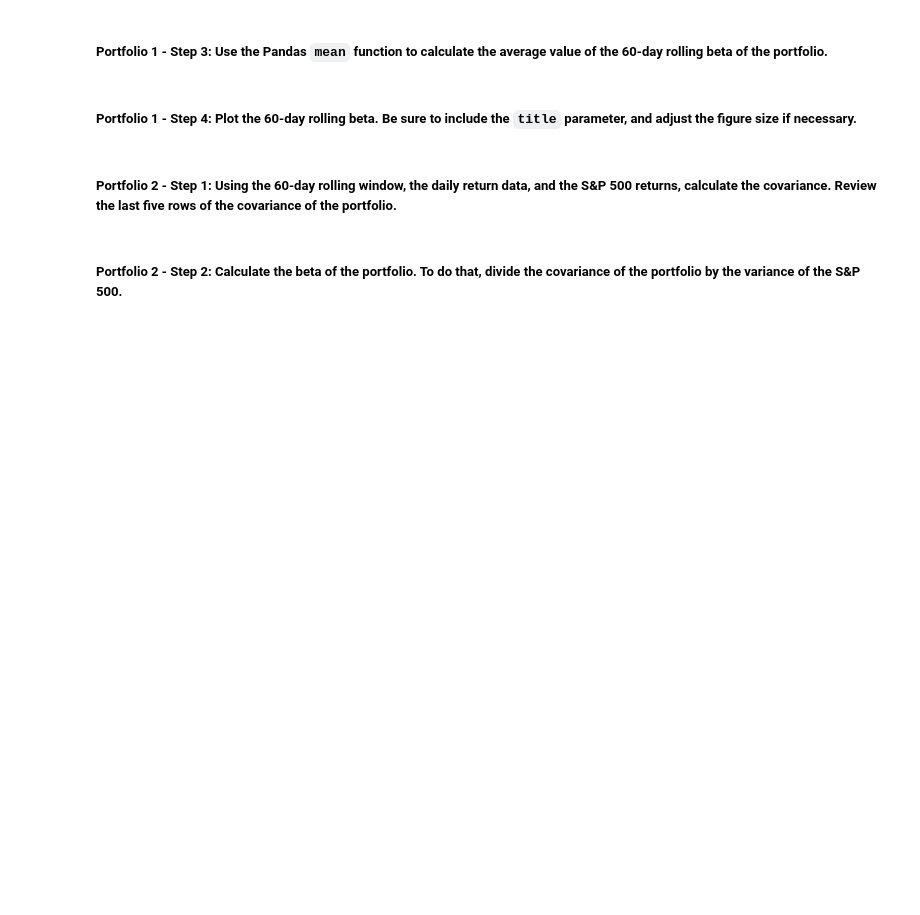
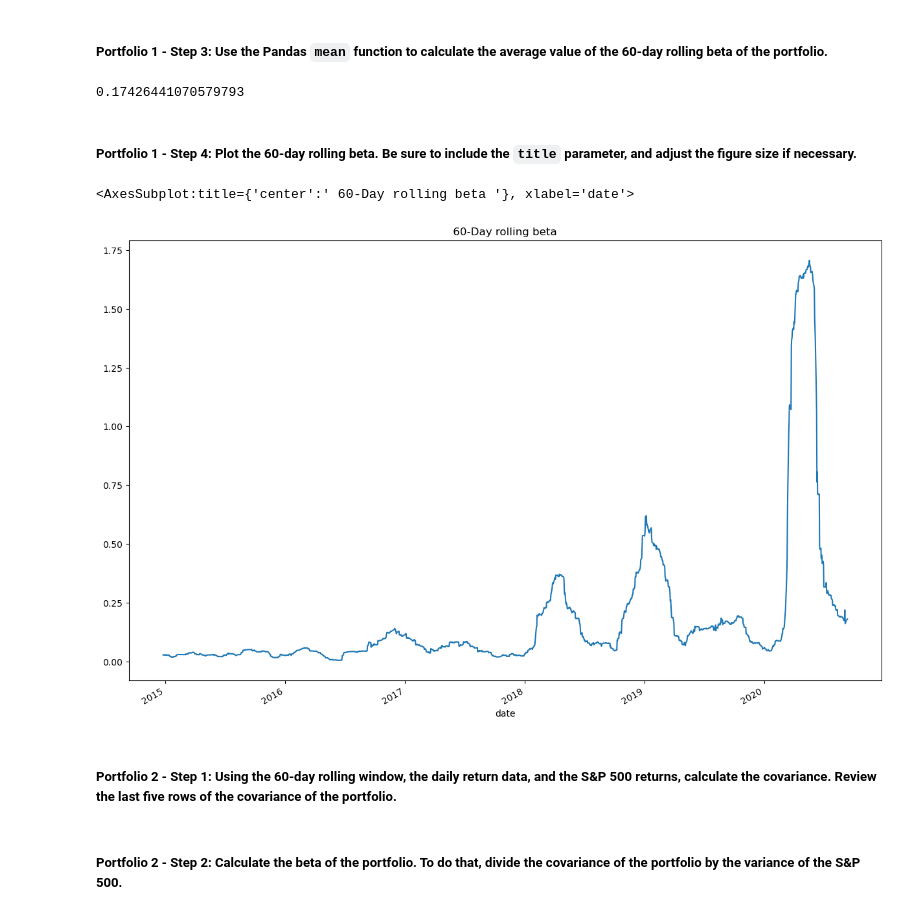
Before and after one commit to arianamoreno13/Challenge_4, a Jupyter notebook: challenge_4/risk_return_analysis.ipynb, the cells around one changed output. Drawn from its saved outputs; the diff is of its cells as text; code cells hidden in the pictures; blank space fills up the shorter version.

```diff
--- a/challenge_4/risk_return_analysis.ipynb
+++ b/challenge_4/risk_return_analysis.ipynb
@@ -411,6 +420,9 @@ Your analysis is nearing completion. Now, you need to evaluate how the portfolio
 4. Plot the 60-day rolling beta. Be sure to include the `title` parameter, and adjust the figure size if necessary.
 # %% [markdown]
 ##### Portfolio 1 - Step 1: Using the 60-day rolling window, the daily return data, and the S&P 500 returns, calculate the covariance. Review the last five rows of the covariance of the portfolio.
+# %%
+#new dataframe
+new_df = daily_returns.loc[:, ["SOROS FUND MANAGEMENT LLC", "BERKSHIRE HATHAWAY INC", "S&P 500"]]
 # %%
 # Calculate the covariance using a 60-day rolling window
 # Review the last five rows of the covariance data
@@ -420,4 +442,5 @@ Your analysis is nearing completion. Now, you need to evaluate how the portfolio
 # %%
 # Calculate the beta based on the 60-day rolling covariance compared to the market (S&P 500)
 # Review the last five rows of the beta information
-# YOUR CODE HERE
+berkshire_beta = new_df['BERKSHIRE HATHAWAY INC'].rolling(window=60).cov(new_df['S&P 500']) / new_df["S&P 500"].var()
+berkshire_beta.tail()
@@ -425,13 +456,18 @@ Your analysis is nearing completion. Now, you need to evaluate how the portfolio
 ##### Portfolio 1 - Step 3: Use the Pandas `mean` function to calculate the average value of the 60-day rolling beta of the portfolio.
 # %%
 # Calculate the average of the 60-day rolling beta
-# YOUR CODE HERE
+berkshire_beta.mean()
+# %% [output]
+0.17426441070579793
 # %% [markdown]
 ##### Portfolio 1 - Step 4: Plot the 60-day rolling beta. Be sure to include the `title` parameter, and adjust the figure size if necessary.
 # %%
 # Plot the rolling beta
 # Include a title parameter and adjust the figure size
-# YOUR CODE HERE
+berkshire_beta.plot(figsize=(15,10), title=" 60-Day rolling beta ")
+# %% [output]
+<AxesSubplot:title={'center':' 60-Day rolling beta '}, xlabel='date'>
+[figure, added]
 # %% [markdown]
 ##### Portfolio 2 - Step 1: Using the 60-day rolling window, the daily return data, and the S&P 500 returns, calculate the covariance. Review the last five rows of the covariance of the portfolio.
 # %%
```
Also changed, not shown: parts of 5 cells of this notebook.
